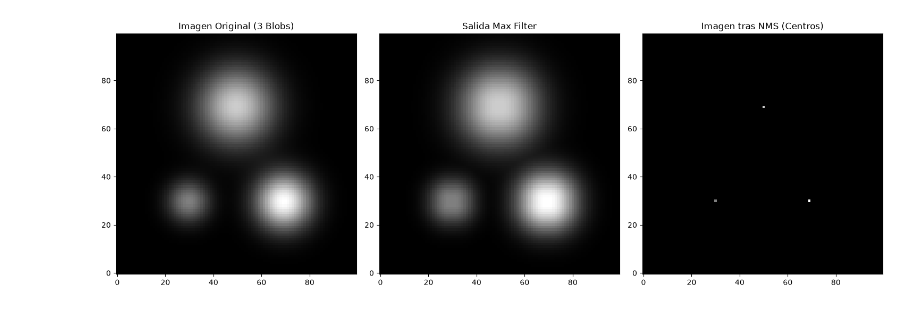
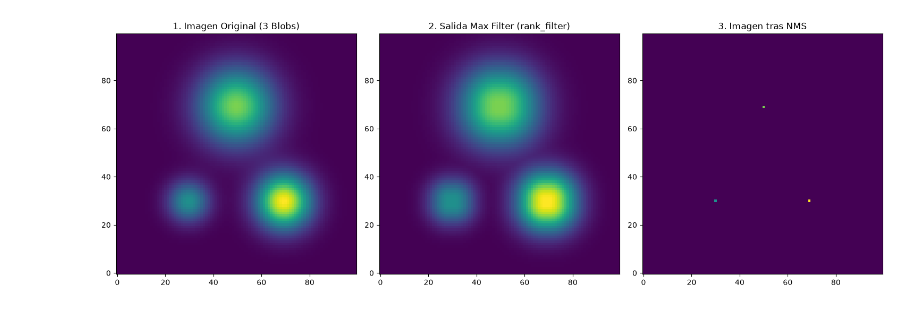
Before and after one commit to Taki3995/Criptografia-y-seguridad-informatica-Laboratories, a Jupyter notebook: Lab 2/lab2_blobs.ipynb, the cells around one changed output. Saved outputs shown, nothing was run; the diff lists cells and outputs as text; code cells hidden in the pictures.

```diff
--- a/Lab 2/lab2_blobs.ipynb
+++ b/Lab 2/lab2_blobs.ipynb
@@ -3,48 +35,51 @@
 # %%
 import numpy as np
 import matplotlib.pyplot as plt
 from scipy.ndimage import rank_filter
 
-# 1. Crear una cuadrícula de coordenadas 100x100 que abarque de -10 a 10 en ambos ejes
-x_coord = np.linspace(-10, 10, 100)
-y_coord = np.linspace(-10, 10, 100)
-x, y = np.meshgrid(x_coord, y_coord)
+# 1. Crear la cuadrícula de coordenadas 100x100 que va de -10 a 10
+x = np.linspace(-10, 10, 100)
+y = np.linspace(-10, 10, 100)
+X, Y = np.meshgrid(x, y)
 
-# 2. Función que devuelve una gaussiana 2D con altura máxima unitaria
+# 2. Definir la función Gaussiana 2D con altura pico unitaria
 def gaussian(x, y, x0, y0, sigma):
-    # (x0, y0) es el centro y sigma es la desviación estándar en unidades de coordenadas
+    # Aplicamos la fórmula matemática deducida en el razonamiento
     return np.exp(-((x - x0)**2 + (y - y0)**2) / (2 * sigma**2))
 
-# 3. Añadir tres blobs gaussianos a una imagen base
-image = np.zeros_like(x)
+# 3. Crear la imagen vacía (puros ceros) y sumar los tres blobs
+image = np.zeros_like(X)
 
-# Centro (-4, -4), sigma=1.2, height=5
-image += 5 * gaussian(x, y, -4, -4, 1.2)
-# Centro (4, -4), sigma=1.6, height=10
-image += 10 * gaussian(x, y, 4, -4, 1.6)
-# Centro (0, 4), sigma=2.2, height=8
-image += 8 * gaussian(x, y, 0, 4, 2.2)
+# Blob 1: Centro (-4, -4), sigma=1.2, height=5
+image += 5 * gaussian(X, Y, -4, -4, 1.2)
 
-# 4. Aplicar supresión de no máximos (NMS)
-# Obtener el máximo en cada vecindario 3x3
+# Blob 2: Centro (4, -4), sigma=1.6, height=10
+image += 10 * gaussian(X, Y, 4, -4, 1.6)
+
+# Blob 3: Centro (0, 4), sigma=2.2, height=8
+image += 8 * gaussian(X, Y, 0, 4, 2.2)
+
+# 4. Aplicar Non-Maximum Suppression (NMS)
+# Obtener el valor máximo en cada vecindario de 3x3
 max_filter_output = rank_filter(image, rank=-1, size=3)
 
-# Comparar y retener solo los píxeles iguales al máximo del vecindario (el resto a cero)
+# Comparar: retener los píxeles que son iguales al máximo de su vecindario, el resto a 0
+# np.where funciona como un IF: si la condición se cumple, deja 'image', si no, pon '0'
 image_nms = np.where(image == max_filter_output, image, 0)
 
-# Mostrar la imagen original, la salida del filtro máximo y la imagen tras NMS
+# Mostrar los resultados para inspección visual
 fig, axes = plt.subplots(1, 3, figsize=(15, 5))
 
-axes[0].imshow(image, cmap='gray', origin='lower')
-axes[0].set_title('Imagen Original (3 Blobs)')
+axes[0].imshow(image, cmap='viridis', origin='lower')
+axes[0].set_title('1. Imagen Original (3 Blobs)')
 
-axes[1].imshow(max_filter_output, cmap='gray', origin='lower')
-axes[1].set_title('Salida Max Filter')
+axes[1].imshow(max_filter_output, cmap='viridis', origin='lower')
+axes[1].set_title('2. Salida Max Filter (rank_filter)')
 
-axes[2].imshow(image_nms, cmap='gray', origin='lower')
-axes[2].set_title('Imagen tras NMS (Centros)')
+axes[2].imshow(image_nms, cmap='viridis', origin='lower')
+axes[2].set_title('3. Imagen tras NMS')
 
 plt.tight_layout()
 plt.show()
 # %% [output]
-[figure, old version]
+[figure, new version]
```
Also changed, not shown: parts of 18 cells of this notebook, 1 other file.
